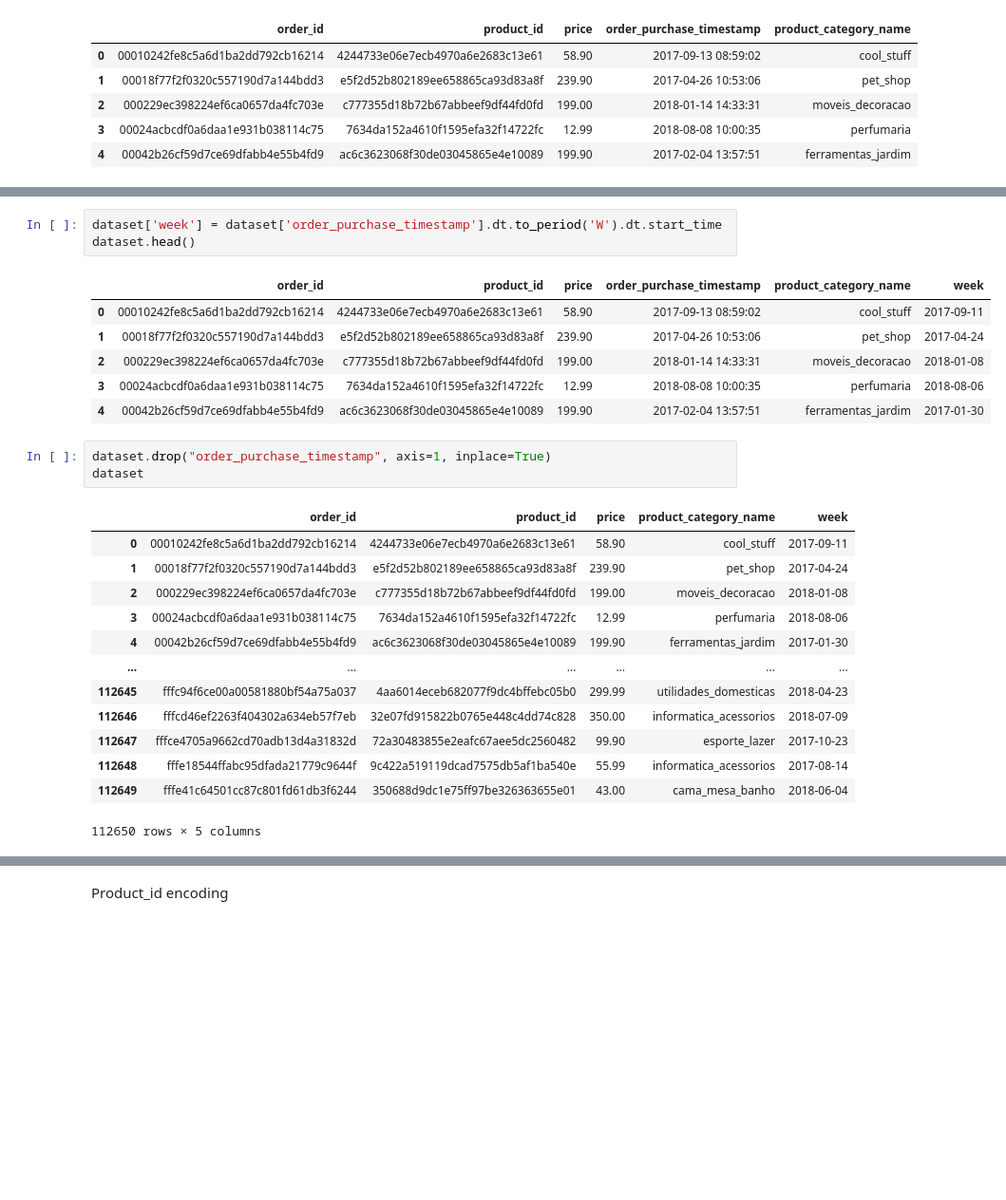
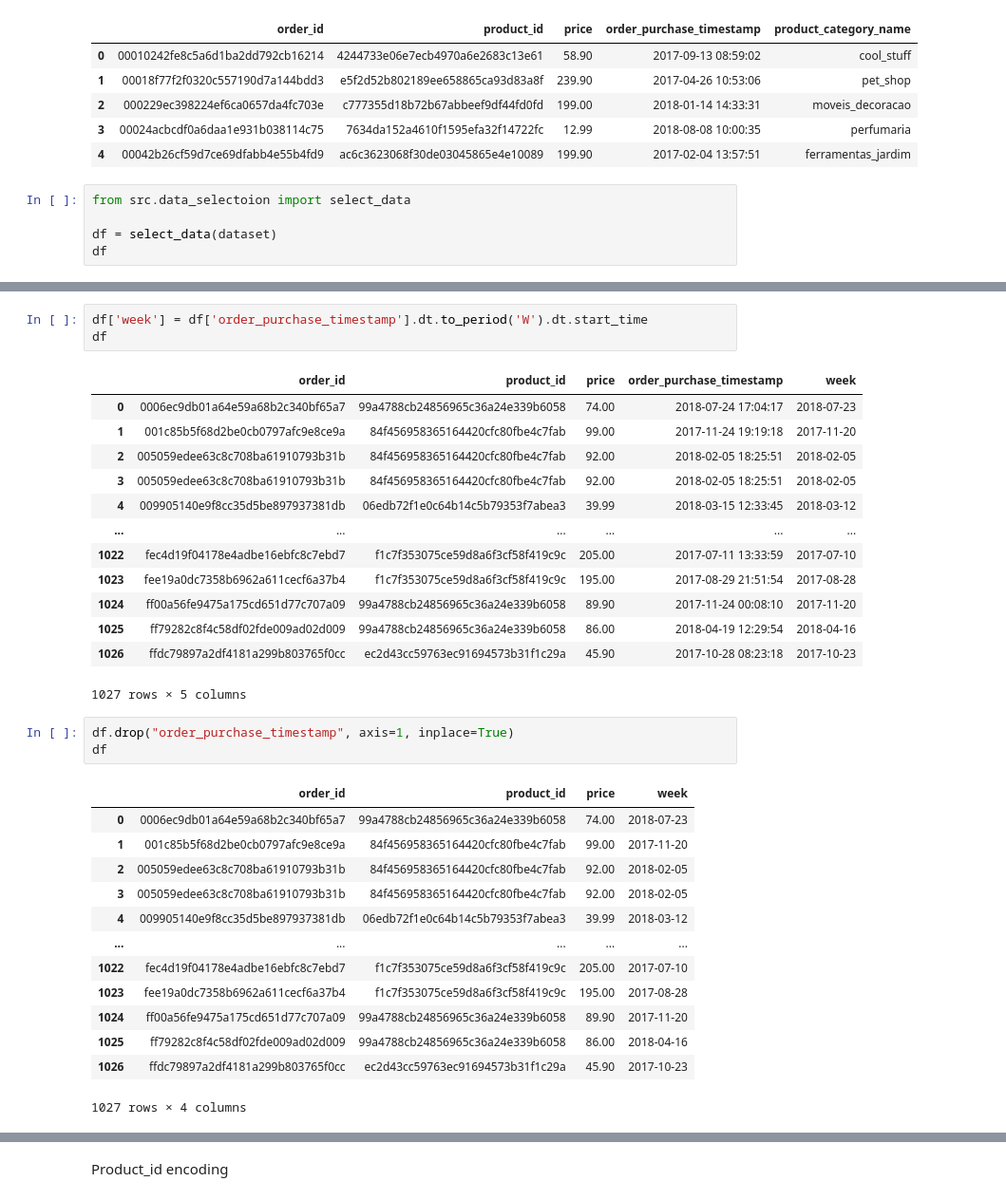
Before and after one commit to citec-spbu/cost-recsys, a Jupyter notebook: notebooks/data_exploration.ipynb, the cells around one changed output, grey strips where cells are left out. Shown at 95% size. Saved outputs shown, nothing was run; the diff lists cells and outputs as text; blank space fills up the shorter version.

Commit message:
Data preparation

```diff
--- a/notebooks/data_exploration.ipynb
+++ b/notebooks/data_exploration.ipynb
@@ -36,3 +36,8 @@ dataset.head()
 | 2 | 000229ec398224ef6ca0657da4fc703e | c777355d18b72b67abbeef9df44fd0fd | 199.00 | 2018-01-14 14:33:31 | moveis_decoracao |
 | 3 | 00024acbcdf0a6daa1e931b038114c75 | 7634da152a4610f1595efa32f14722fc | 12.99 | 2018-08-08 10:00:35 | perfumaria |
 | 4 | 00042b26cf59d7ce69dfabb4e55b4fd9 | ac6c3623068f30de03045865e4e10089 | 199.90 | 2017-02-04 13:57:51 | ferramentas_jardim |
+# %%
+from src.data_selectoion import select_data
+
+df = select_data(dataset)
+df
@@ -39,28 +58,35 @@ dataset.head()
 # %%
-dataset['week'] = dataset['order_purchase_timestamp'].dt.to_period('W').dt.start_time
-dataset.head()
+df['week'] = df['order_purchase_timestamp'].dt.to_period('W').dt.start_time
+df
 # %% [output]
-|  | order_id | product_id | price | order_purchase_timestamp | product_category_name | week |
-| 0 | 00010242fe8c5a6d1ba2dd792cb16214 | 4244733e06e7ecb4970a6e2683c13e61 | 58.90 | 2017-09-13 08:59:02 | cool_stuff | 2017-09-11 |
-| 1 | 00018f77f2f0320c557190d7a144bdd3 | e5f2d52b802189ee658865ca93d83a8f | 239.90 | 2017-04-26 10:53:06 | pet_shop | 2017-04-24 |
-| 2 | 000229ec398224ef6ca0657da4fc703e | c777355d18b72b67abbeef9df44fd0fd | 199.00 | 2018-01-14 14:33:31 | moveis_decoracao | 2018-01-08 |
-| 3 | 00024acbcdf0a6daa1e931b038114c75 | 7634da152a4610f1595efa32f14722fc | 12.99 | 2018-08-08 10:00:35 | perfumaria | 2018-08-06 |
-| 4 | 00042b26cf59d7ce69dfabb4e55b4fd9 | ac6c3623068f30de03045865e4e10089 | 199.90 | 2017-02-04 13:57:51 | ferramentas_jardim | 2017-01-30 |
+|  | order_id | product_id | price | order_purchase_timestamp | week |
+| 0 | 0006ec9db01a64e59a68b2c340bf65a7 | 99a4788cb24856965c36a24e339b6058 | 74.00 | 2018-07-24 17:04:17 | 2018-07-23 |
+| 1 | 001c85b5f68d2be0cb0797afc9e8ce9a | 84f456958365164420cfc80fbe4c7fab | 99.00 | 2017-11-24 19:19:18 | 2017-11-20 |
+| 2 | 005059edee63c8c708ba61910793b31b | 84f456958365164420cfc80fbe4c7fab | 92.00 | 2018-02-05 18:25:51 | 2018-02-05 |
+| 3 | 005059edee63c8c708ba61910793b31b | 84f456958365164420cfc80fbe4c7fab | 92.00 | 2018-02-05 18:25:51 | 2018-02-05 |
+| 4 | 009905140e9f8cc35d5be897937381db | 06edb72f1e0c64b14c5b79353f7abea3 | 39.99 | 2018-03-15 12:33:45 | 2018-03-12 |
+| ... | ... | ... | ... | ... | ... |
+| 1022 | fec4d19f04178e4adbe16ebfc8c7ebd7 | f1c7f353075ce59d8a6f3cf58f419c9c | 205.00 | 2017-07-11 13:33:59 | 2017-07-10 |
+| 1023 | fee19a0dc7358b6962a611cecf6a37b4 | f1c7f353075ce59d8a6f3cf58f419c9c | 195.00 | 2017-08-29 21:51:54 | 2017-08-28 |
+| 1024 | ff00a56fe9475a175cd651d77c707a09 | 99a4788cb24856965c36a24e339b6058 | 89.90 | 2017-11-24 00:08:10 | 2017-11-20 |
+| 1025 | ff79282c8f4c58df02fde009ad02d009 | 99a4788cb24856965c36a24e339b6058 | 86.00 | 2018-04-19 12:29:54 | 2018-04-16 |
+| 1026 | ffdc79897a2df4181a299b803765f0cc | ec2d43cc59763ec91694573b31f1c29a | 45.90 | 2017-10-28 08:23:18 | 2017-10-23 |
+1027 rows × 5 columns
 # %%
-dataset.drop("order_purchase_timestamp", axis=1, inplace=True)
-dataset
+df.drop("order_purchase_timestamp", axis=1, inplace=True)
+df
 # %% [output]
-|  | order_id | product_id | price | product_category_name | week |
-| 0 | 00010242fe8c5a6d1ba2dd792cb16214 | 4244733e06e7ecb4970a6e2683c13e61 | 58.90 | cool_stuff | 2017-09-11 |
-| 1 | 00018f77f2f0320c557190d7a144bdd3 | e5f2d52b802189ee658865ca93d83a8f | 239.90 | pet_shop | 2017-04-24 |
-| 2 | 000229ec398224ef6ca0657da4fc703e | c777355d18b72b67abbeef9df44fd0fd | 199.00 | moveis_decoracao | 2018-01-08 |
-| 3 | 00024acbcdf0a6daa1e931b038114c75 | 7634da152a4610f1595efa32f14722fc | 12.99 | perfumaria | 2018-08-06 |
-| 4 | 00042b26cf59d7ce69dfabb4e55b4fd9 | ac6c3623068f30de03045865e4e10089 | 199.90 | ferramentas_jardim | 2017-01-30 |
-| ... | ... | ... | ... | ... | ... |
-| 112645 | fffc94f6ce00a00581880bf54a75a037 | 4aa6014eceb682077f9dc4bffebc05b0 | 299.99 | utilidades_domesticas | 2018-04-23 |
-| 112646 | fffcd46ef2263f404302a634eb57f7eb | 32e07fd915822b0765e448c4dd74c828 | 350.00 | informatica_acessorios | 2018-07-09 |
-| 112647 | fffce4705a9662cd70adb13d4a31832d | 72a30483855e2eafc67aee5dc2560482 | 99.90 | esporte_lazer | 2017-10-23 |
-| 112648 | fffe18544ffabc95dfada21779c9644f | 9c422a519119dcad7575db5af1ba540e | 55.99 | informatica_acessorios | 2017-08-14 |
-| 112649 | fffe41c64501cc87c801fd61db3f6244 | 350688d9dc1e75ff97be326363655e01 | 43.00 | cama_mesa_banho | 2018-06-04 |
+|  | order_id | product_id | price | week |
+| 0 | 0006ec9db01a64e59a68b2c340bf65a7 | 99a4788cb24856965c36a24e339b6058 | 74.00 | 2018-07-23 |
+| 1 | 001c85b5f68d2be0cb0797afc9e8ce9a | 84f456958365164420cfc80fbe4c7fab | 99.00 | 2017-11-20 |
+| 2 | 005059edee63c8c708ba61910793b31b | 84f456958365164420cfc80fbe4c7fab | 92.00 | 2018-02-05 |
+| 3 | 005059edee63c8c708ba61910793b31b | 84f456958365164420cfc80fbe4c7fab | 92.00 | 2018-02-05 |
+| 4 | 009905140e9f8cc35d5be897937381db | 06edb72f1e0c64b14c5b79353f7abea3 | 39.99 | 2018-03-12 |
+| ... | ... | ... | ... | ... |
+| 1022 | fec4d19f04178e4adbe16ebfc8c7ebd7 | f1c7f353075ce59d8a6f3cf58f419c9c | 205.00 | 2017-07-10 |
+| 1023 | fee19a0dc7358b6962a611cecf6a37b4 | f1c7f353075ce59d8a6f3cf58f419c9c | 195.00 | 2017-08-28 |
+| 1024 | ff00a56fe9475a175cd651d77c707a09 | 99a4788cb24856965c36a24e339b6058 | 89.90 | 2017-11-20 |
+| 1025 | ff79282c8f4c58df02fde009ad02d009 | 99a4788cb24856965c36a24e339b6058 | 86.00 | 2018-04-16 |
+| 1026 | ffdc79897a2df4181a299b803765f0cc | ec2d43cc59763ec91694573b31f1c29a | 45.90 | 2017-10-23 |
-112650 rows × 5 columns
+1027 rows × 4 columns
 # %%
```
Also changed, not shown: parts of 15 cells of this notebook, 3 other files.
